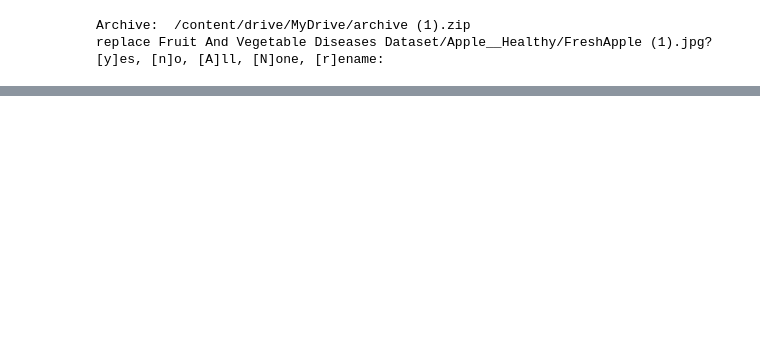
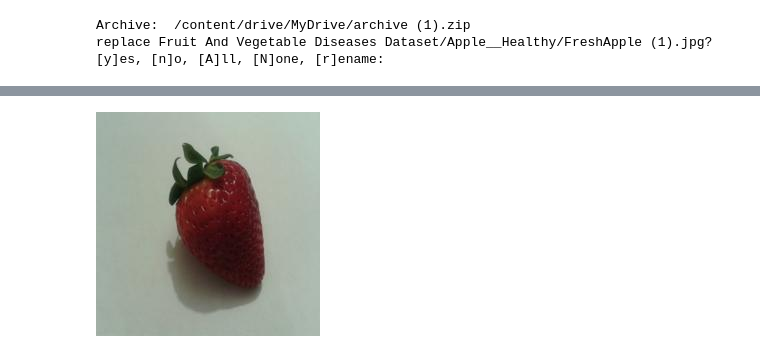
Before and after one commit to KJahnavi-1/Smart-Sorting-Transfer-Learning-for-Identifying-Rotten-Fruits-and-Vegetables, a Jupyter notebook: SmartSorting.ipynb, the cells around one changed output, grey strips where cells are left out. Saved outputs shown, nothing was run; the diff lists cells and outputs as text; code cells hidden in the pictures; blank space fills up the shorter version.

```diff
--- a/SmartSorting.ipynb
+++ b/SmartSorting.ipynb
@@ -27,0 +136,5 @@ dataset_dir = '/content/Fruit And Vegetable Diseases Dataset'
+# %%
+image_path = os.path.join(folder_path, selected_image)
+display(Image(filename=image_path))
+# %% [output]
+[figure, added]
```
Also changed, not shown: parts of 45 cells of this notebook.
